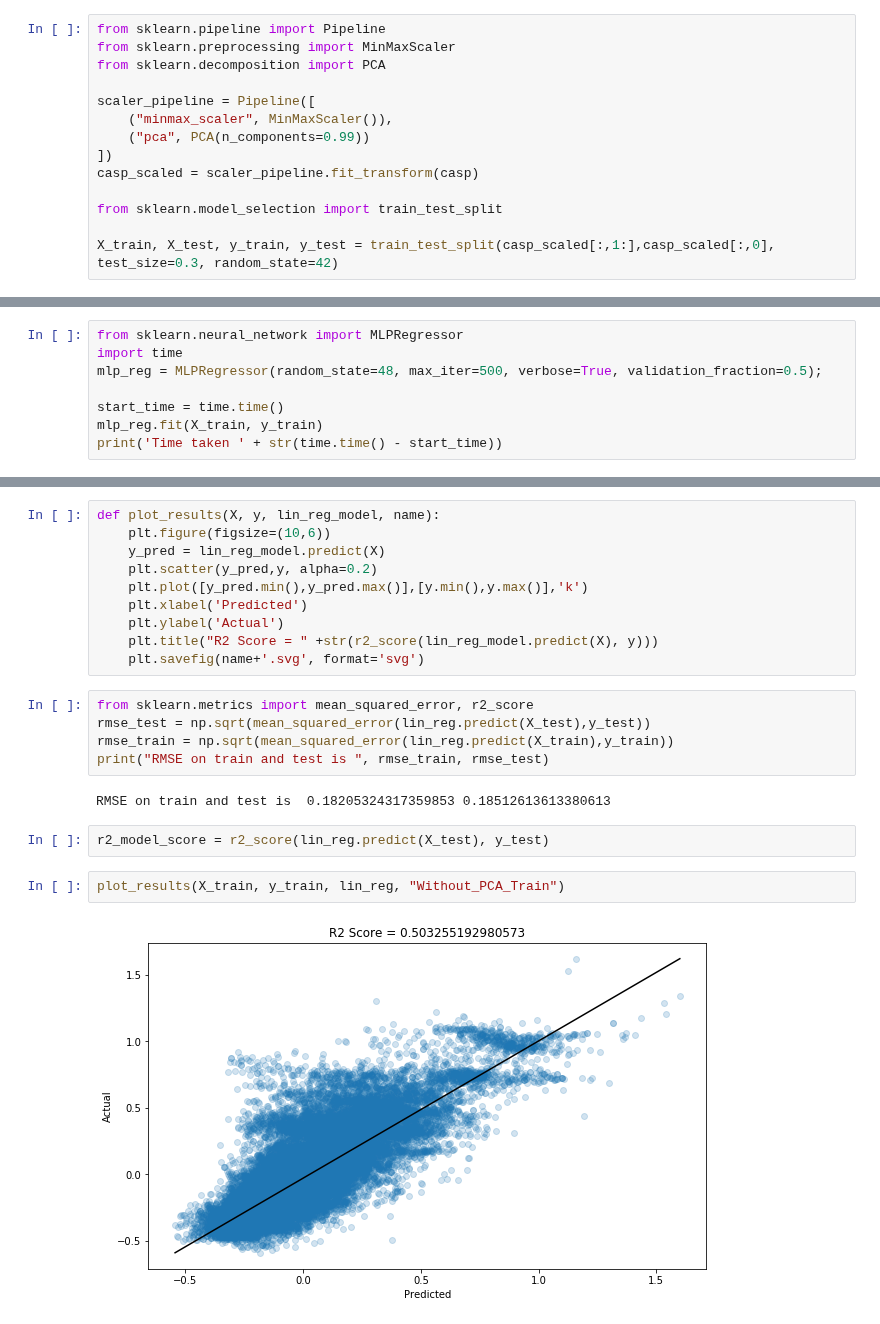
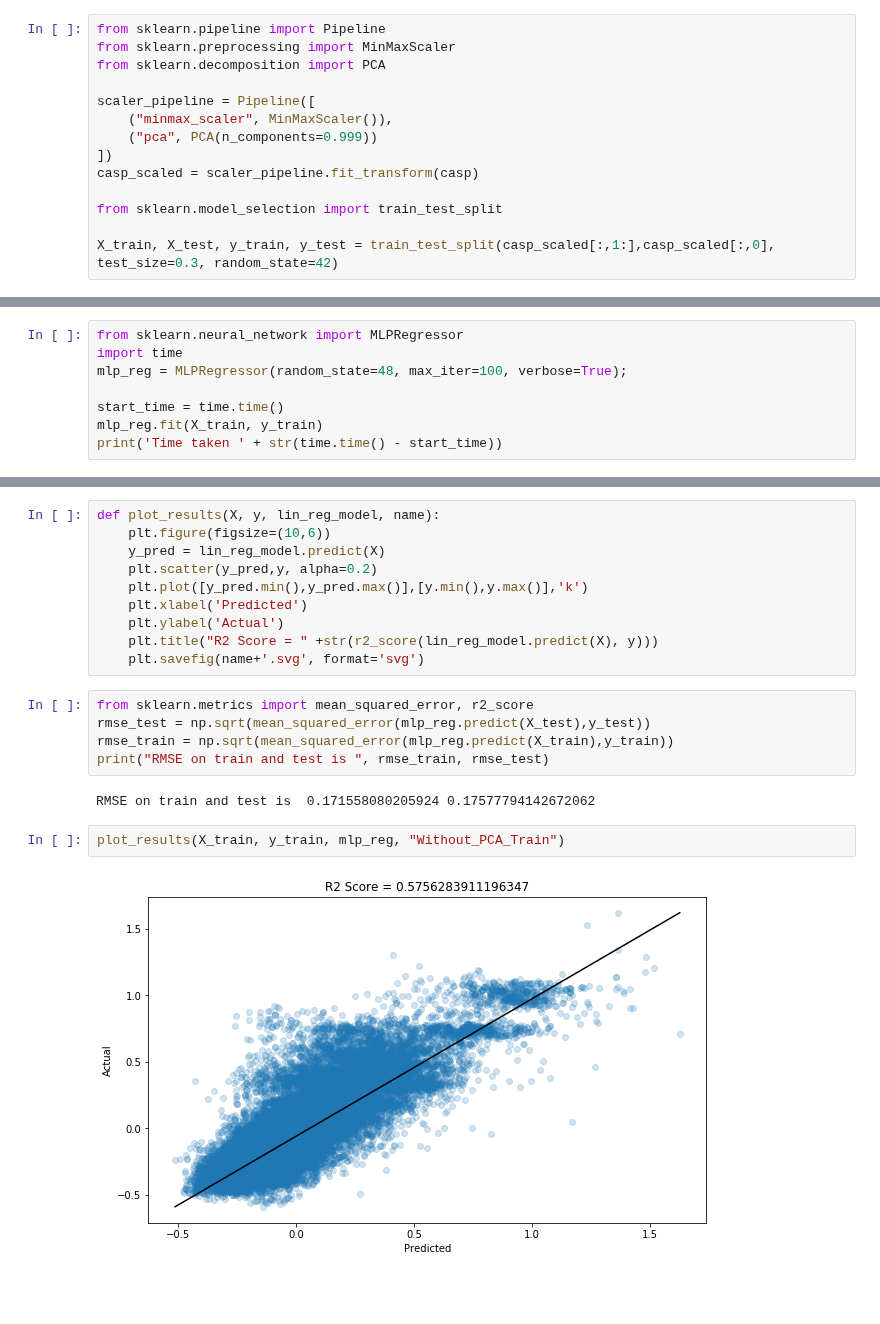
Before and after one commit to aniket-ak/Machine-Learning-CASP-Dataset, a Jupyter notebook: CASP_Exploring_Design_Space.ipynb, the cells around one changed output, grey strips where cells are left out. Drawn from its saved outputs; the diff is of its cells as text; blank space fills up the shorter version.

```diff
--- a/CASP_Exploring_Design_Space.ipynb
+++ b/CASP_Exploring_Design_Space.ipynb
@@ -104,7 +104,7 @@ from sklearn.decomposition import PCA
 
 scaler_pipeline = Pipeline([
     ("minmax_scaler", MinMaxScaler()),
-    ("pca", PCA(n_components=0.99))
+    ("pca", PCA(n_components=0.999))
 ])
 casp_scaled = scaler_pipeline.fit_transform(casp)
 
@@ -122,7 +123,7 @@ The formula to calculate the total number of polynomial features after transorma
 # %%
 from sklearn.neural_network import MLPRegressor
 import time
-mlp_reg = MLPRegressor(random_state=48, max_iter=500, verbose=True, validation_fraction=0.5);
+mlp_reg = MLPRegressor(random_state=48, max_iter=100, verbose=True);
 
 start_time = time.time()
 mlp_reg.fit(X_train, y_train)
@@ -162,15 +163,13 @@ def plot_results(X, y, lin_reg_model, name):
     plt.savefig(name+'.svg', format='svg')
 # %%
 from sklearn.metrics import mean_squared_error, r2_score
-rmse_test = np.sqrt(mean_squared_error(lin_reg.predict(X_test),y_test))
-rmse_train = np.sqrt(mean_squared_error(lin_reg.predict(X_train),y_train))
+rmse_test = np.sqrt(mean_squared_error(mlp_reg.predict(X_test),y_test))
+rmse_train = np.sqrt(mean_squared_error(mlp_reg.predict(X_train),y_train))
 print("RMSE on train and test is ", rmse_train, rmse_test)
 # %% [output]
-RMSE on train and test is  0.18205324317359853 0.18512613613380613
+RMSE on train and test is  0.171558080205924 0.17577794142672062
-# %%
-r2_model_score = r2_score(lin_reg.predict(X_test), y_test)
 # %%
-plot_results(X_train, y_train, lin_reg, "Without_PCA_Train")
+plot_results(X_train, y_train, mlp_reg, "Without_PCA_Train")
 # %% [output]
-[figure, old version]
+[figure, new version]
 # %%
```
Also changed, not shown: parts of 6 cells of this notebook.
